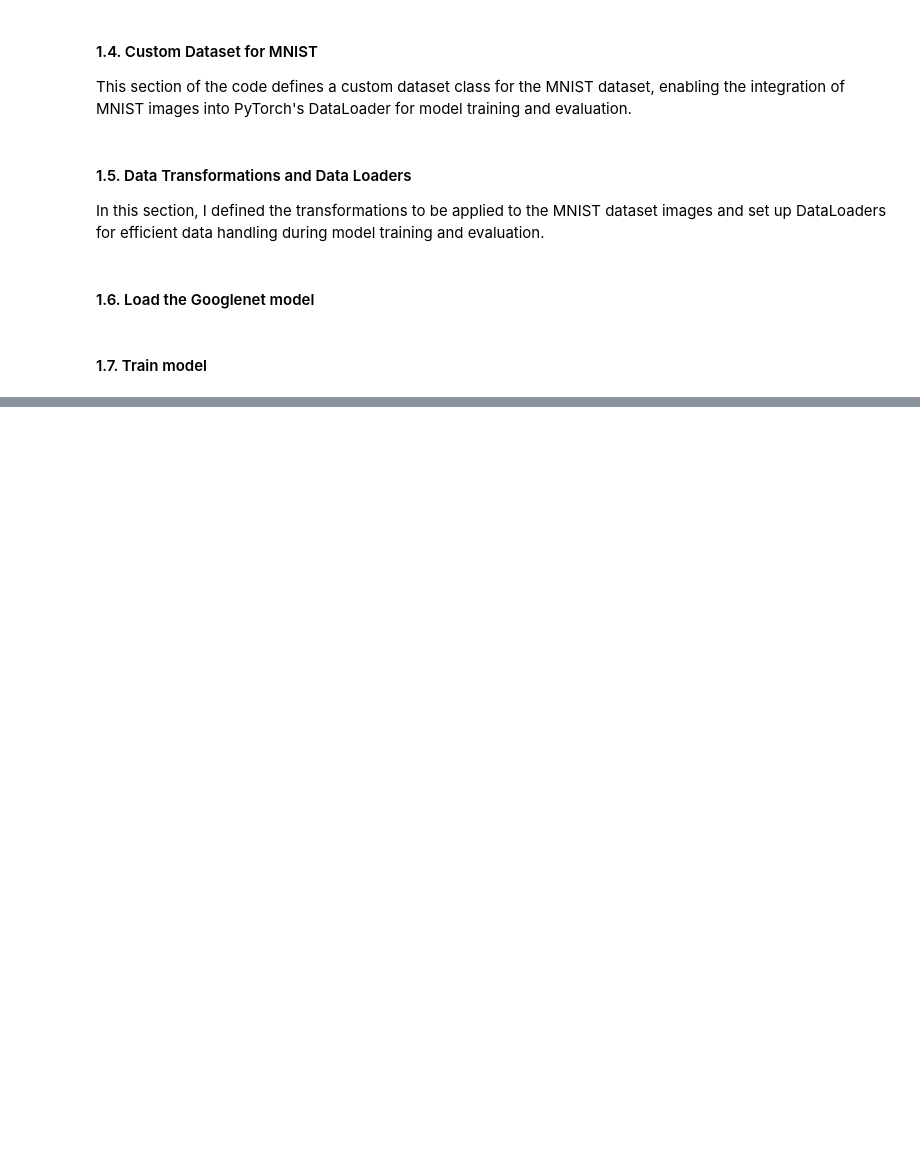
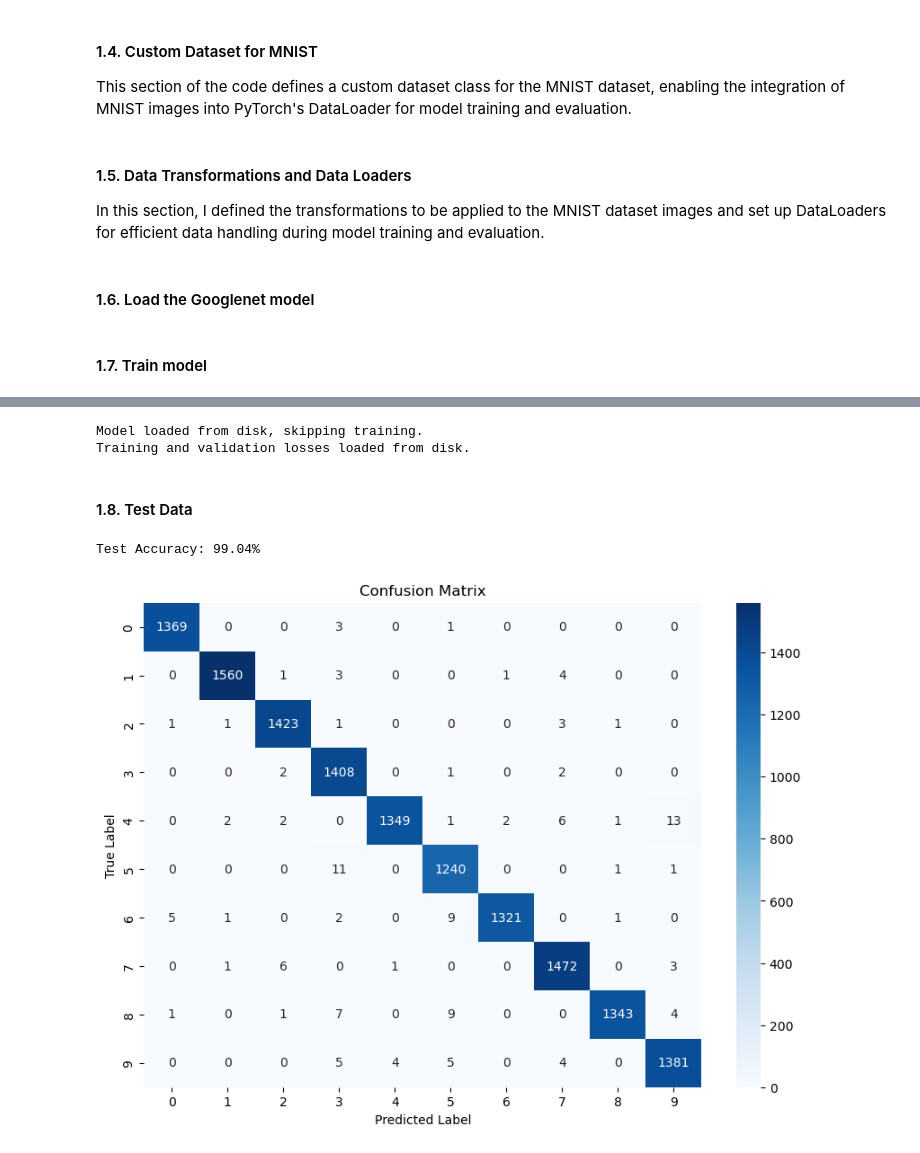
Before and after one commit to Team-Synapse-UoM/GoogLeNet-Implementation, a Jupyter notebook: Googlenet.ipynb, the cells around one changed output, grey strips where cells are left out. Cells and saved outputs as stored; diff of their text form; code cells hidden in the pictures; blank space fills up the shorter version.

```diff
--- a/Googlenet.ipynb
+++ b/Googlenet.ipynb
@@ -227,0 +192,75 @@ Epoch [20/20], Train Loss: 0.0111, Val Loss: 0.0337
+# %%
+import os  # Import the os module
+import torch  # Import PyTorch
+import pickle  # Import pickle for loading losses
+
+model_path = "models/googlenet_mnist.pth"
+losses_path = "models/losses.pkl"
+
+if os.path.exists(model_path):
+    model.load_state_dict(torch.load(model_path))
+    print("Model loaded from disk, skipping training.")
+
+    if os.path.exists(losses_path):
+        with open(losses_path, 'rb') as f:
+            losses = pickle.load(f)
+            train_losses = losses['train_losses']
+            val_losses = losses['val_losses']
+        print("Training and validation losses loaded from disk.")
+    else:
+        print("Losses file not found.")
+else:
+    print("Model file not found.")
+# %% [output]
+Model loaded from disk, skipping training.
+Training and validation losses loaded from disk.
+# %% [markdown]
+#### 1.8. Test Data
+# %%
+from sklearn.metrics import accuracy_score
+
+
+def evaluate(model, device, test_loader):
+    model.eval()
+    test_preds, test_labels = [], []
+    with torch.no_grad():
+        for data, target in test_loader:
+            data, target = data.to(device), target.to(device)
+            outputs = model(data)
+            _, preds = torch.max(outputs, 1)
+            test_preds.extend(preds.cpu().numpy())
+            test_labels.extend(target.cpu().numpy())
+
+    return accuracy_score(test_labels, test_preds)
+
+# Evaluate the model and print test accuracy
+test_accuracy = evaluate(model, device, test_loader)
+print(f'Test Accuracy: {test_accuracy * 100:.2f}%')
+# %% [output]
+Test Accuracy: 99.04%
+# %%
+from sklearn.metrics import confusion_matrix
+import seaborn as sns
+
+# Get all predictions and true labels
+all_preds = torch.tensor([])
+all_labels = torch.tensor([])
+
+with torch.no_grad():
+    for images, labels in test_loader:
+        images, labels = images.to(device), labels.to(device)
+        outputs = model(images)
+        _, predicted = torch.max(outputs, 1)
+        all_preds = torch.cat((all_preds, predicted.cpu()), dim=0)
+        all_labels = torch.cat((all_labels, labels.cpu()), dim=0)
+
+# Confusion matrix
+cm = confusion_matrix(all_labels, all_preds)
+plt.figure(figsize=(10,7))
+sns.heatmap(cm, annot=True, fmt='d', cmap='Blues', xticklabels=range(10), yticklabels=range(10))
+plt.title('Confusion Matrix')
+plt.xlabel('Predicted Label')
+plt.ylabel('True Label')
+plt.show()
+# %% [output]
+[figure, added]
```
Also changed, not shown: parts of 12 cells of this notebook, 6 other files.
